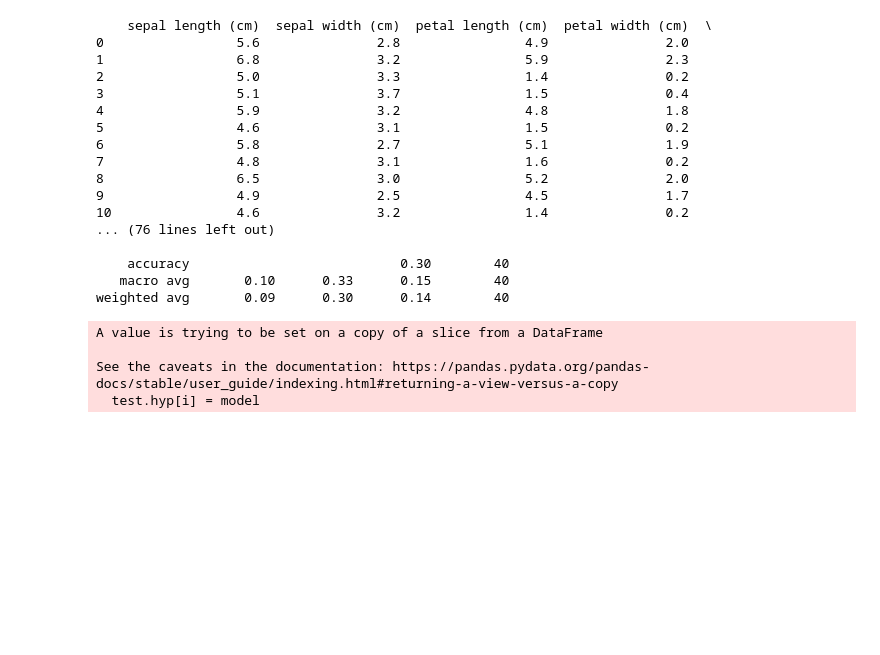
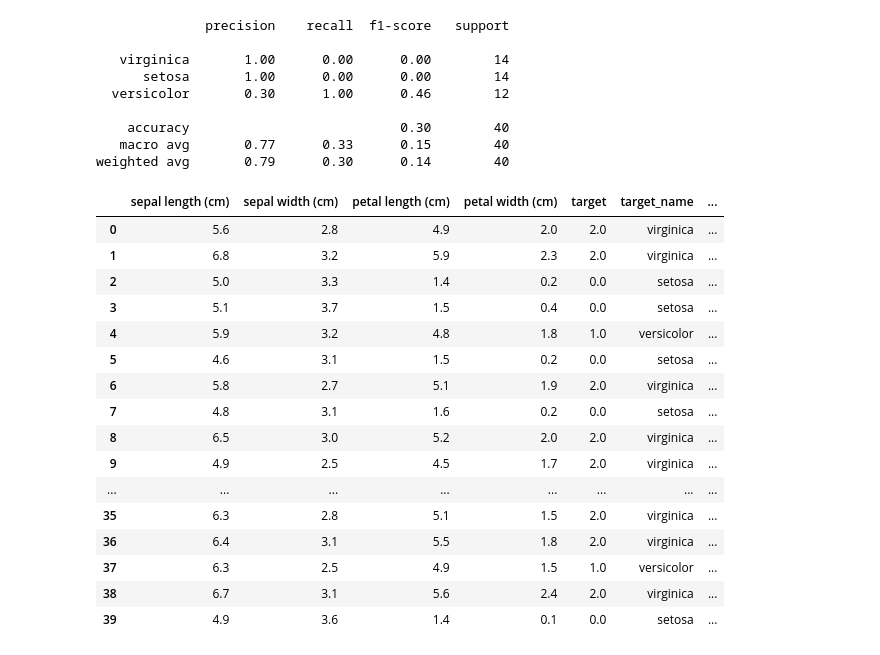
Before and after one commit to romainlavaldev/Univ, a Jupyter notebook: M1/Methodes IA/Classifieurs/Classifieur.ipynb, the cells around one changed output. Drawn from its saved outputs; the diff is of its cells as text; code cells hidden in the pictures; blank space fills up the shorter version.

```diff
--- a/M1/Methodes IA/Classifieurs/Classifieur.ipynb
+++ b/M1/Methodes IA/Classifieurs/Classifieur.ipynb
@@ -80,34 +79,37 @@ def testIrisZeroR(test, model):
 # %%
 model = trainZeroR(trainIris)
 
 testIrisZeroR(testIris, model)
 
-print(testIris)
-
-
 stats2(testIris)
+testIris
 # %% [output]
-    sepal length (cm)  sepal width (cm)  petal length (cm)  petal width (cm)  \
-0                 5.6               2.8                4.9               2.0
-1                 6.8               3.2                5.9               2.3
-2                 5.0               3.3                1.4               0.2
-3                 5.1               3.7                1.5               0.4
-4                 5.9               3.2                4.8               1.8
-5                 4.6               3.1                1.5               0.2
-6                 5.8               2.7                5.1               1.9
-7                 4.8               3.1                1.6               0.2
-8                 6.5               3.0                5.2               2.0
-9                 4.9               2.5                4.5               1.7
-10                4.6               3.2                1.4               0.2
-... (76 lines left out)
+              precision    recall  f1-score   support
+
+   virginica       1.00      0.00      0.00        14
+      setosa       1.00      0.00      0.00        14
+  versicolor       0.30      1.00      0.46        12
 
     accuracy                           0.30        40
-   macro avg       0.10      0.33      0.15        40
-weighted avg       0.09      0.30      0.14        40
+   macro avg       0.77      0.33      0.15        40
+weighted avg       0.79      0.30      0.14        40
-A value is trying to be set on a copy of a slice from a DataFrame
-
-See the caveats in the documentation: https://pandas.pydata.org/pandas-docs/stable/user_guide/indexing.html#returning-a-view-versus-a-copy
-  test.hyp[i] = model
+|  | sepal length (cm) | sepal width (cm) | petal length (cm) | petal width (cm) | target | target_name | ... |
+| 0 | 5.6 | 2.8 | 4.9 | 2.0 | 2.0 | virginica | ... |
+| 1 | 6.8 | 3.2 | 5.9 | 2.3 | 2.0 | virginica | ... |
+| 2 | 5.0 | 3.3 | 1.4 | 0.2 | 0.0 | setosa | ... |
+| 3 | 5.1 | 3.7 | 1.5 | 0.4 | 0.0 | setosa | ... |
+| 4 | 5.9 | 3.2 | 4.8 | 1.8 | 1.0 | versicolor | ... |
+| 5 | 4.6 | 3.1 | 1.5 | 0.2 | 0.0 | setosa | ... |
+| 6 | 5.8 | 2.7 | 5.1 | 1.9 | 2.0 | virginica | ... |
+| 7 | 4.8 | 3.1 | 1.6 | 0.2 | 0.0 | setosa | ... |
+| 8 | 6.5 | 3.0 | 5.2 | 2.0 | 2.0 | virginica | ... |
+| 9 | 4.9 | 2.5 | 4.5 | 1.7 | 2.0 | virginica | ... |
+| ... | ... | ... | ... | ... | ... | ... | ... |
+| 35 | 6.3 | 2.8 | 5.1 | 1.5 | 2.0 | virginica | ... |
+| 36 | 6.4 | 3.1 | 5.5 | 1.8 | 2.0 | virginica | ... |
+| 37 | 6.3 | 2.5 | 4.9 | 1.5 | 1.0 | versicolor | ... |
+| 38 | 6.7 | 3.1 | 5.6 | 2.4 | 2.0 | virginica | ... |
+| 39 | 4.9 | 3.6 | 1.4 | 0.1 | 0.0 | setosa | ... |
 # %%
 def discretize(data, means, featuresToDiscretize):
 
```
Also changed, not shown: parts of 10 cells of this notebook, 49 other files.
